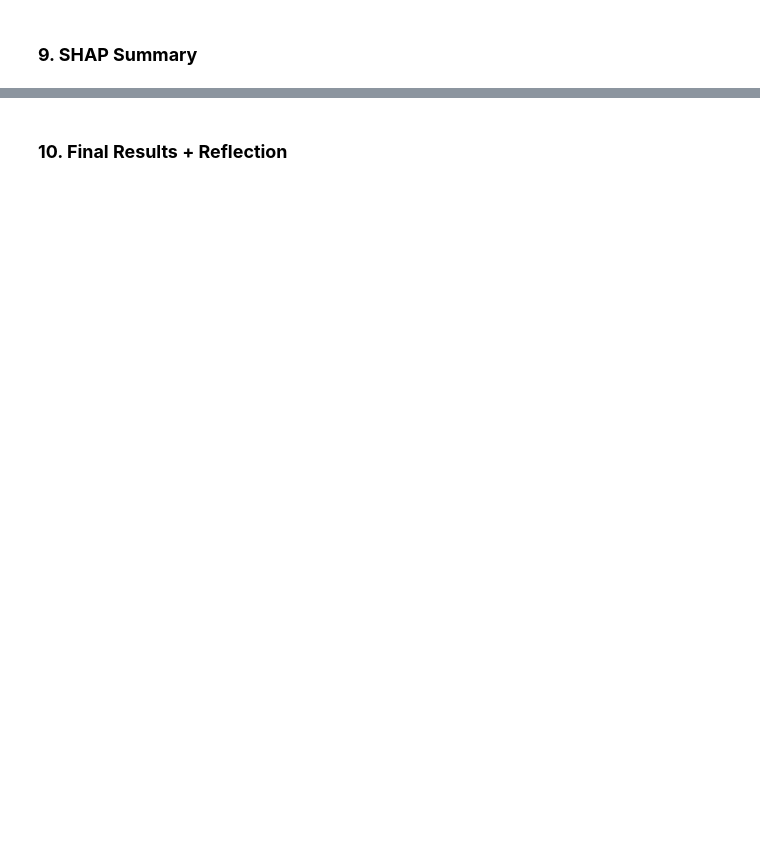
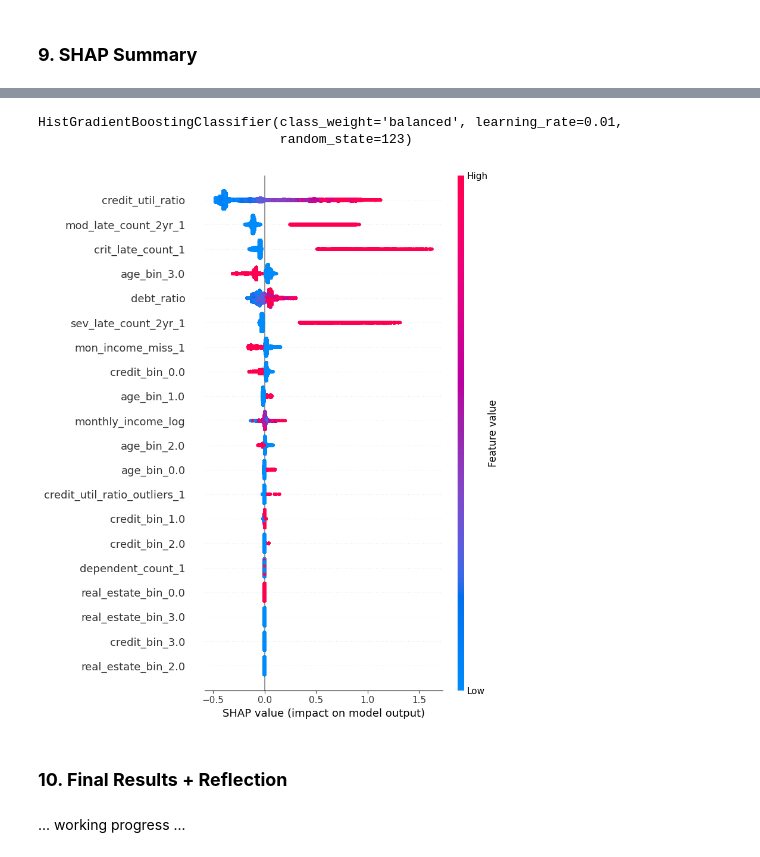
Before and after one commit to nb488/Credit-Risk-Prediction-Project, a Jupyter notebook: main.ipynb, the cells around one changed output, grey strips where cells are left out. Drawn from its saved outputs; the diff is of its cells as text; code cells hidden in the pictures; blank space fills up the shorter version.

```diff
--- a/main.ipynb
+++ b/main.ipynb
@@ -702,0 +717,8 @@ pd.DataFrame(scores).T
+# %%
+X_train_enc = pd.DataFrame(
+    data=preprocessor.fit_transform(X_train),
+    columns=preprocessor.get_feature_names_out(),
+    index=X_train.index
+)
+
+X_train_enc.head(5)
@@ -703,2 +733,19 @@ pd.DataFrame(scores).T
+# %%
+shap_pipe = clone(final_pipe)
+# %%
+shap_model = shap_pipe.named_steps["histgradientboostingclassifier"]
+shap_model.fit(X_train_enc, y_train)
+# %% [output]
+HistGradientBoostingClassifier(class_weight='balanced', learning_rate=0.01,
+                               random_state=123)
+# %%
+explainer = shap.TreeExplainer(shap_model)
+train_shap_values = explainer(X_train_enc)
+# %%
+shap.summary_plot(train_shap_values, X_train_enc)
+# %% [output]
+[figure, added]
 # %% [markdown]
 ### **10. Final Results + Reflection**
+# %% [markdown]
+... working progress ...
```
Also changed, not shown: parts of 11 cells of this notebook.
